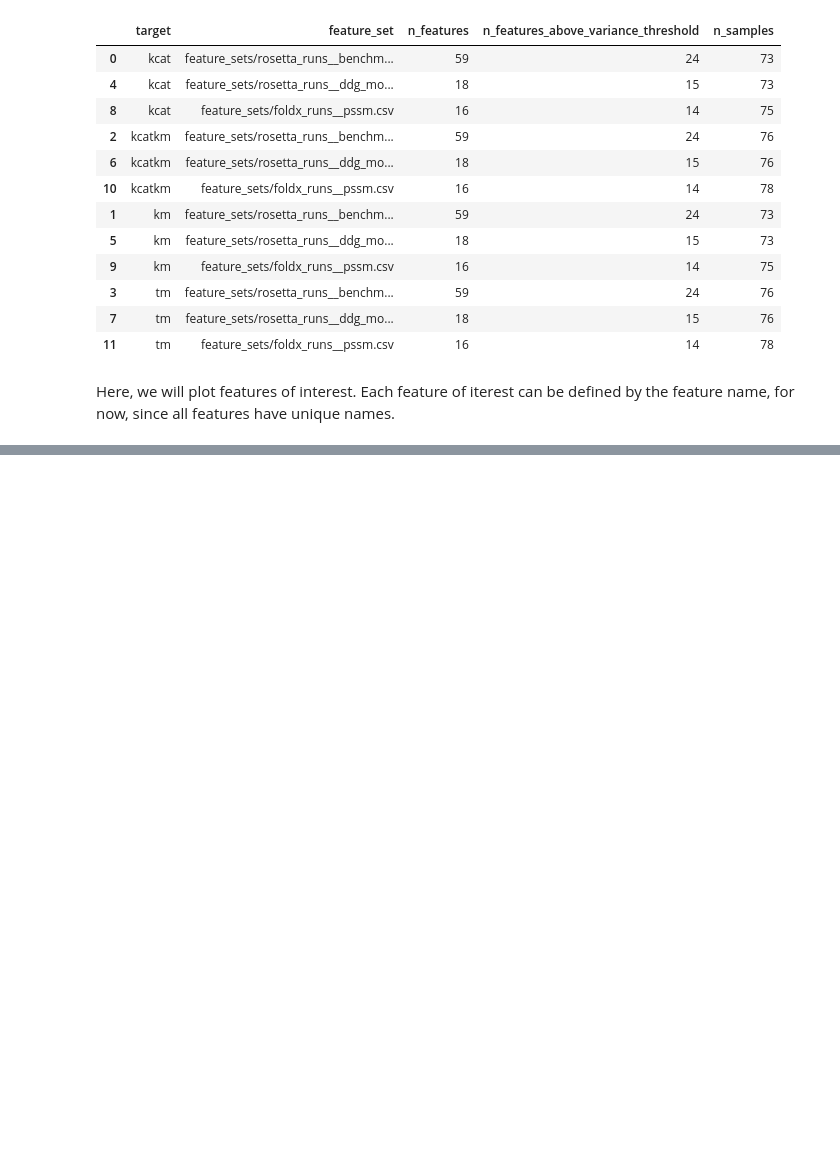
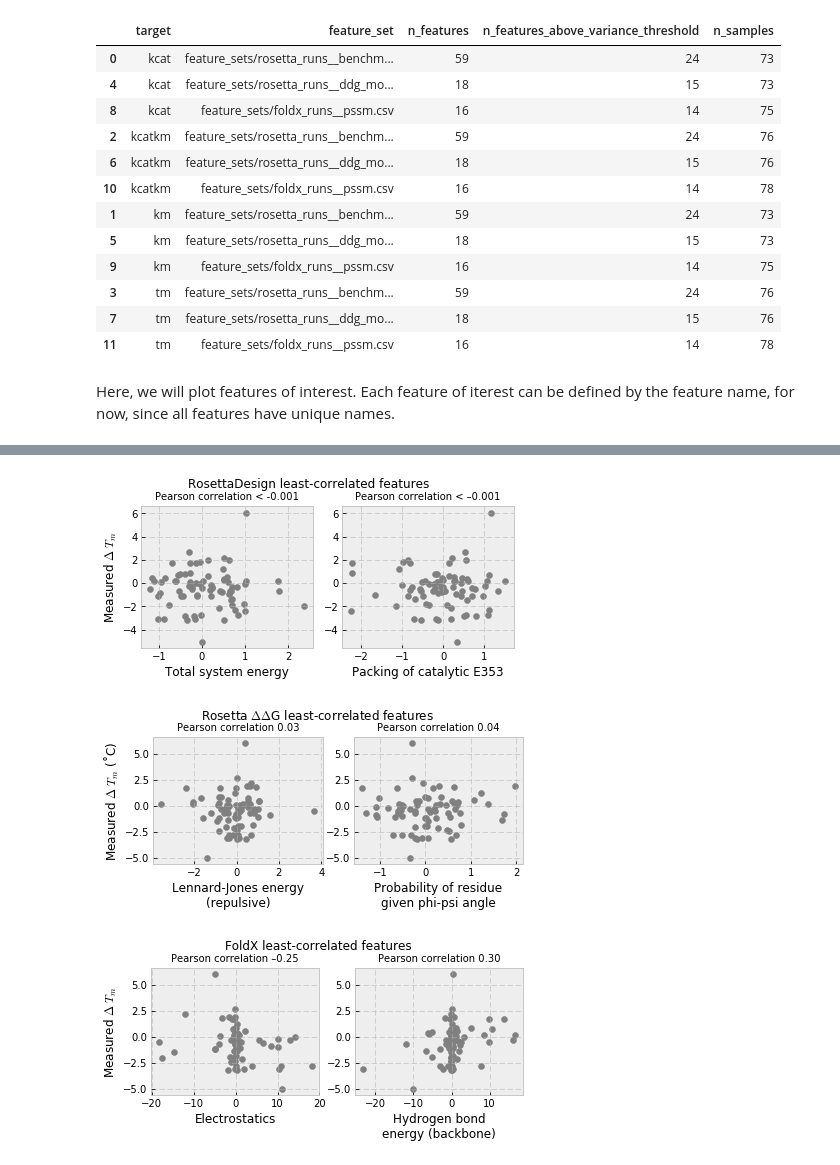
Before and after one commit to dacarlin/bglb_machine_learning, a Jupyter notebook: feature_analysis.ipynb, the cells around one changed output, grey strips where cells are left out. Cells and saved outputs as stored; diff of their text form; code cells hidden in the pictures; blank space fills up the shorter version.

```diff
--- a/feature_analysis.ipynb
+++ b/feature_analysis.ipynb
@@ -180,0 +181,60 @@ fig.subplots_adjust( top=0.85 )
+# %%
+# top 2 features, RosettaDesign
+
+fig, ax = plt.subplots( nrows=1, ncols=2, figsize=( 6, 3 ) )
+X, y = features[ ( 'tm', 'feature_sets/rosetta_runs__benchmark.csv' ) ]
+
+ax[ 0 ].set_title( 'Pearson correlation < -0.001', fontsize='medium' )
+ax[ 0 ].set_ylabel( 'Measured $\Delta \; T_m$' )
+ax[ 0 ].scatter( X[ 'total_score' ], y, color='gray' )
+ax[ 0 ].set_xlabel( 'Total system energy' )
+
+ax[ 1 ].set_title( 'Pearson correlation < –0.001', fontsize='medium' )
+ax[ 1 ].scatter( X[ 'SR_3_pstat_pm' ], y, color='gray' )
+ax[ 1 ].set_xlabel( 'Packing of catalytic E353' )
+
+fig.suptitle( 'RosettaDesign least-correlated features', fontsize='large' )
+fig.tight_layout()
+fig.subplots_adjust( top=0.85 )
+fig.show()
+
+# top 2 features, Rosetta ddG
+
+fig, ax = plt.subplots( nrows=1, ncols=2, figsize=( 6, 3 ) )
+X, y = features[ ( 'tm', 'feature_sets/rosetta_runs__ddg_monomer_high_res.csv' ) ]
+
+ax[ 0 ].set_title( 'Pearson correlation 0.03', fontsize='medium' )
+ax[ 0 ].set_ylabel( u'Measured $\Delta \; T_m$ (˚C)' )
+ax[ 0 ].scatter( X[ 'fa_rep' ], y, color='gray' )
+ax[ 0 ].set_xlabel( 'Lennard-Jones energy\n(repulsive)' )
+
+ax[ 1 ].set_title( 'Pearson correlation 0.04', fontsize='medium' )
+ax[ 1 ].scatter( X[ 'p_aa_pp' ], y, color='gray' )
+ax[ 1 ].set_xlabel( 'Probability of residue\ngiven phi-psi angle' )
+
+fig.suptitle( 'Rosetta $\Delta \Delta$G least-correlated features', fontsize='large' )
+fig.tight_layout()
+fig.subplots_adjust( top=0.85 )
+fig.show()
+
+# top 2 features, FoldX
+
+fig, ax = plt.subplots( nrows=1, ncols=2, figsize=( 6, 3 ) )
+X, y = features[ ( 'tm', 'feature_sets/foldx_runs__pssm.csv' ) ]
+
+ax[ 0 ].set_title( 'Pearson correlation –0.25', fontsize='medium' )
+ax[ 0 ].set_ylabel( 'Measured $\Delta \; T_m$' )
+ax[ 0 ].scatter( X[ 'Electrostatics' ], y, color='gray' )
+ax[ 0 ].set_xlabel( 'Electrostatics' )
+
+ax[ 1 ].set_title( 'Pearson correlation 0.30', fontsize='medium' )
+ax[ 1 ].scatter( X[ 'Backbone Hbond' ], y, color='gray' )
+ax[ 1 ].set_xlabel( 'Hydrogen bond\nenergy (backbone)' )
+
+fig.suptitle( 'FoldX least-correlated features', fontsize='large' )
+fig.tight_layout()
+fig.subplots_adjust( top=0.85 )
+# %% [output]
+[figure, added]
+[figure, added]
+[figure, added]
```
Also changed, not shown: parts of 2 cells of this notebook, 1 other file.
